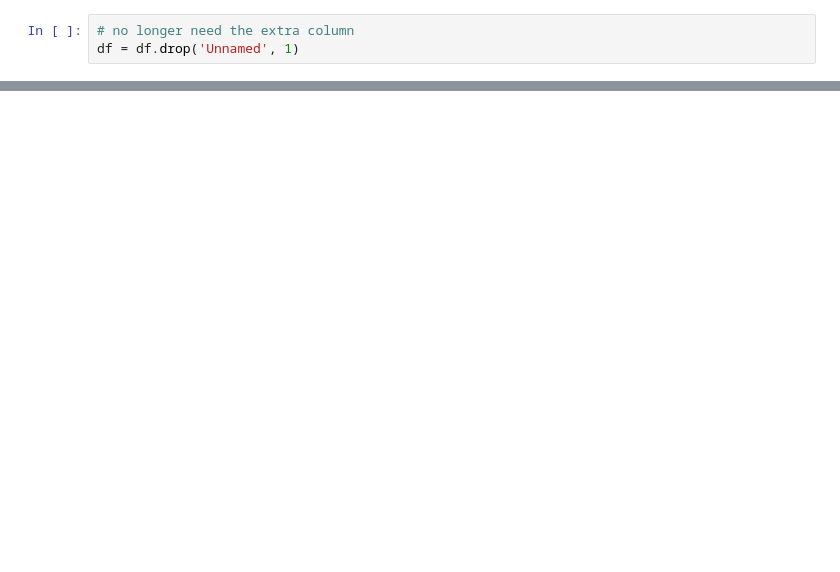
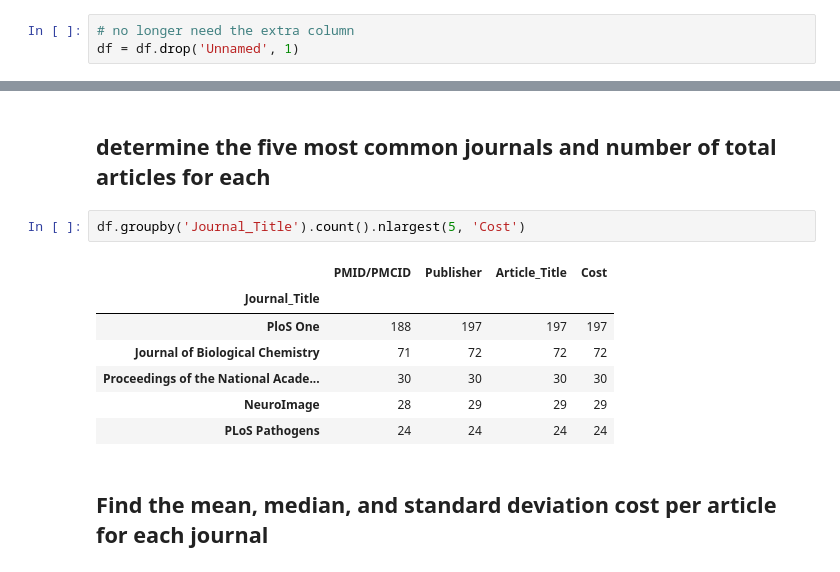
Before and after one commit to WolfgangHall/thinkful_drills, a Jupyter notebook: cleaning_data/data_cleaning.ipynb, the cells around one changed output, grey strips where cells are left out. Cells and saved outputs as stored; diff of their text form; blank space fills up the shorter version.

```diff
--- a/cleaning_data/data_cleaning.ipynb
+++ b/cleaning_data/data_cleaning.ipynb
@@ -391,0 +405,14 @@ df.head()
+# %% [markdown]
+## determine the five most common journals and number of total articles for each
+# %%
+df.groupby('Journal_Title').count().nlargest(5, 'Cost')
+# %% [output]
+|  | PMID/PMCID | Publisher | Article_Title | Cost |
+| Journal_Title |  |  |  |  |
+| PloS One | 188 | 197 | 197 | 197 |
+| Journal of Biological Chemistry | 71 | 72 | 72 | 72 |
+| Proceedings of the National Acade... | 30 | 30 | 30 | 30 |
+| NeuroImage | 28 | 29 | 29 | 29 |
+| PLoS Pathogens | 24 | 24 | 24 | 24 |
+# %% [markdown]
+## Find the mean, median, and standard deviation cost per article for each journal
```
Also changed, not shown: parts of 9 cells of this notebook.
